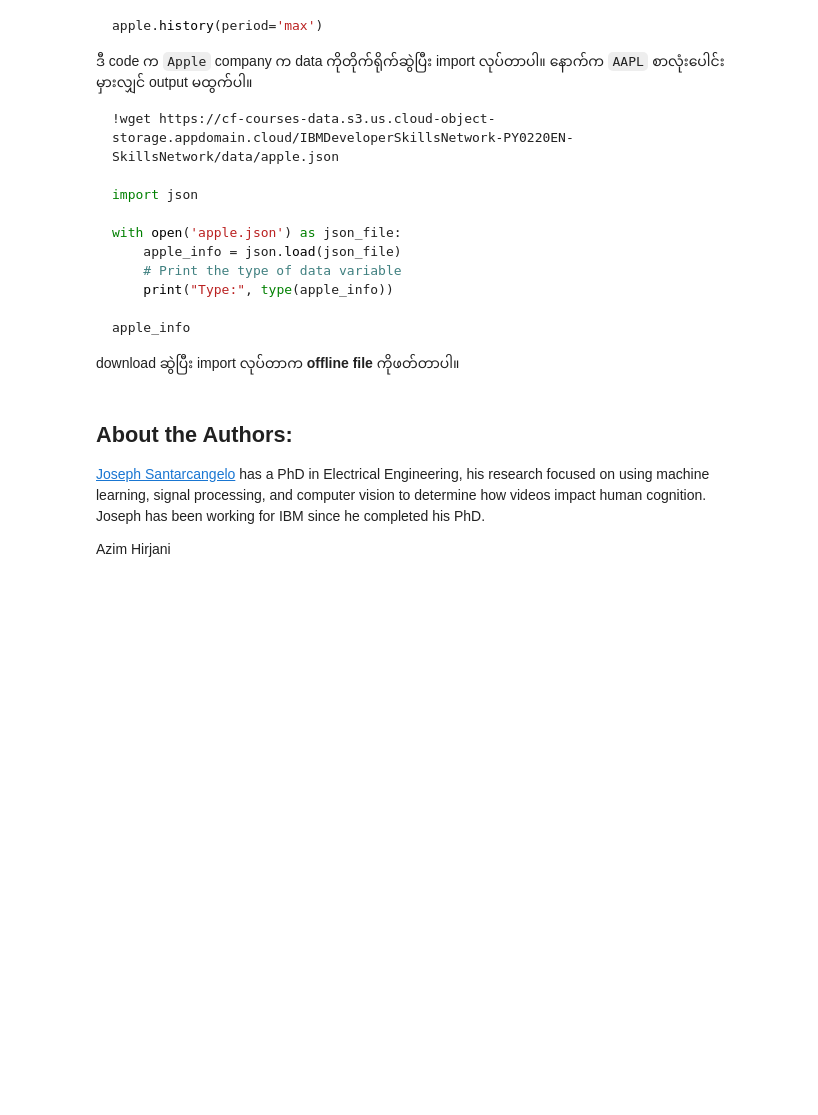
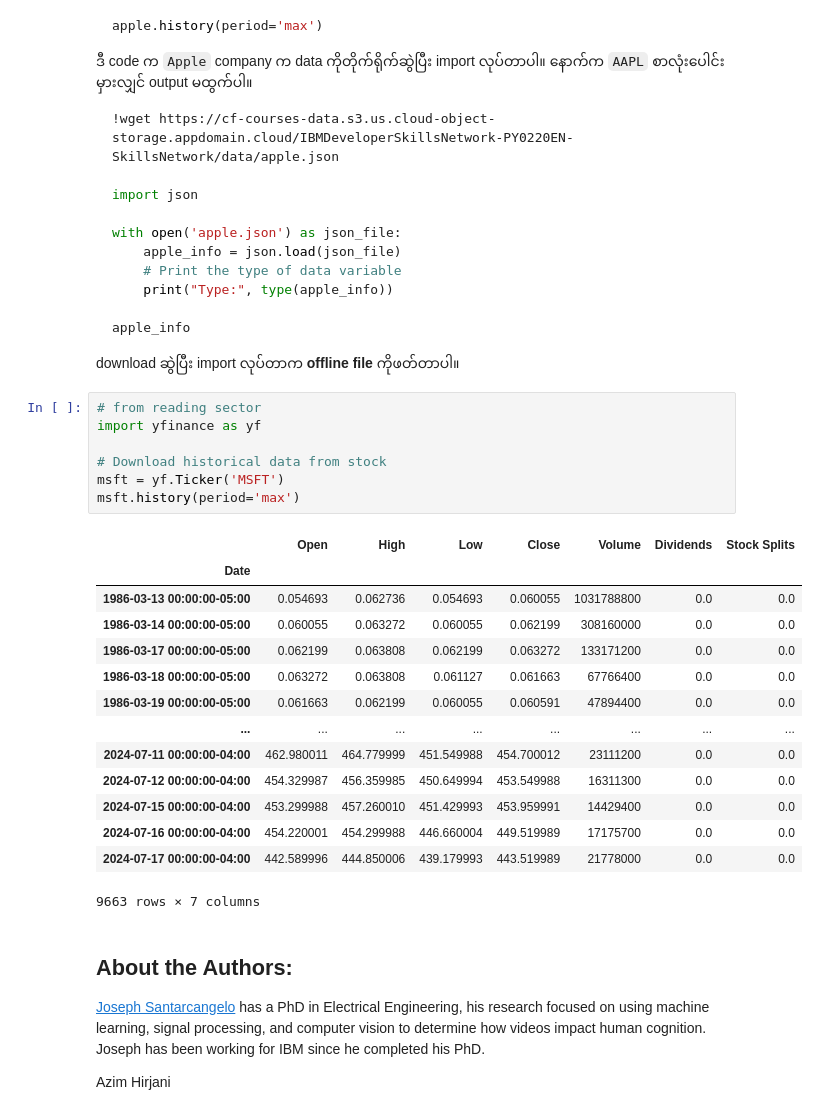
Before and after one commit to htetaunglynn94/coursera, a Jupyter notebook: data_science_series/python_project_for_data_science/ho_lab_final_assignment_lib.ipynb, the cells around one changed output. Cells and saved outputs as stored; diff of their text form; blank space fills up the shorter version.

````diff
--- a/data_science_series/python_project_for_data_science/ho_lab_final_assignment_lib.ipynb
+++ b/data_science_series/python_project_for_data_science/ho_lab_final_assignment_lib.ipynb
@@ -267,6 +287,28 @@ apple_info
 ```
 
 download ဆွဲပြီး import လုပ်တာက **offline file** ကိုဖတ်တာပါ။
+# %%
+# from reading sector
+import yfinance as yf
+
+# Download historical data from stock
+msft = yf.Ticker('MSFT')
+msft.history(period='max')
+# %% [output]
+|  | Open | High | Low | Close | Volume | Dividends | Stock Splits |
+| Date |  |  |  |  |  |  |  |
+| 1986-03-13 00:00:00-05:00 | 0.054693 | 0.062736 | 0.054693 | 0.060055 | 1031788800 | 0.0 | 0.0 |
+| 1986-03-14 00:00:00-05:00 | 0.060055 | 0.063272 | 0.060055 | 0.062199 | 308160000 | 0.0 | 0.0 |
+| 1986-03-17 00:00:00-05:00 | 0.062199 | 0.063808 | 0.062199 | 0.063272 | 133171200 | 0.0 | 0.0 |
+| 1986-03-18 00:00:00-05:00 | 0.063272 | 0.063808 | 0.061127 | 0.061663 | 67766400 | 0.0 | 0.0 |
+| 1986-03-19 00:00:00-05:00 | 0.061663 | 0.062199 | 0.060055 | 0.060591 | 47894400 | 0.0 | 0.0 |
+| ... | ... | ... | ... | ... | ... | ... | ... |
+| 2024-07-11 00:00:00-04:00 | 462.980011 | 464.779999 | 451.549988 | 454.700012 | 23111200 | 0.0 | 0.0 |
+| 2024-07-12 00:00:00-04:00 | 454.329987 | 456.359985 | 450.649994 | 453.549988 | 16311300 | 0.0 | 0.0 |
+| 2024-07-15 00:00:00-04:00 | 453.299988 | 457.260010 | 451.429993 | 453.959991 | 14429400 | 0.0 | 0.0 |
+| 2024-07-16 00:00:00-04:00 | 454.220001 | 454.299988 | 446.660004 | 449.519989 | 17175700 | 0.0 | 0.0 |
+| 2024-07-17 00:00:00-04:00 | 442.589996 | 444.850006 | 439.179993 | 443.519989 | 21778000 | 0.0 | 0.0 |
+9663 rows × 7 columns
 # %% [markdown]
 <h2>About the Authors:</h2>
 
````
Also changed, not shown: parts of 10 cells of this notebook, 9 other files.
